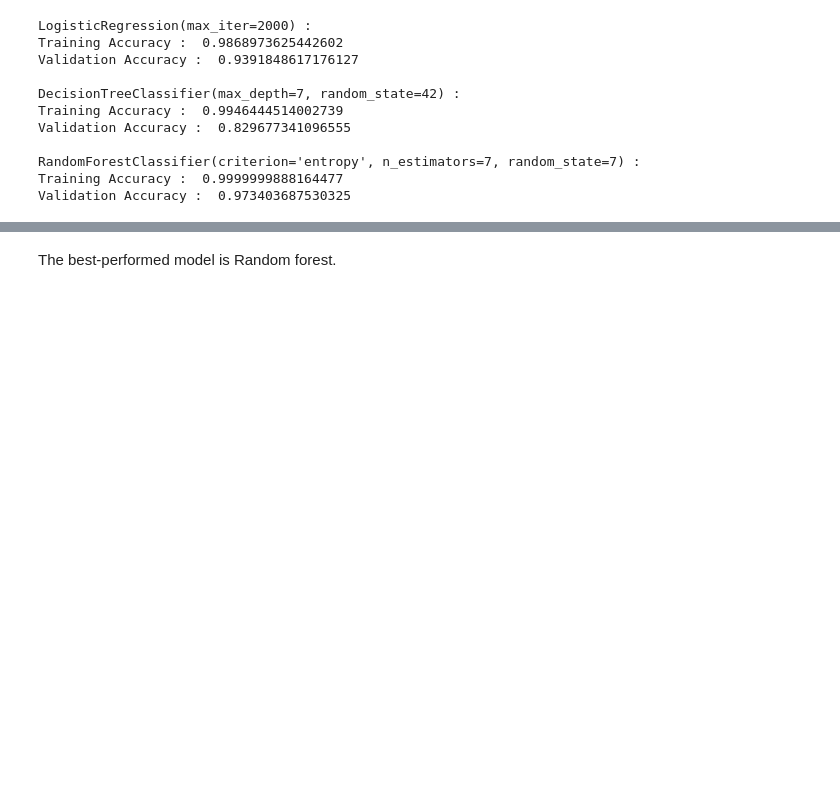
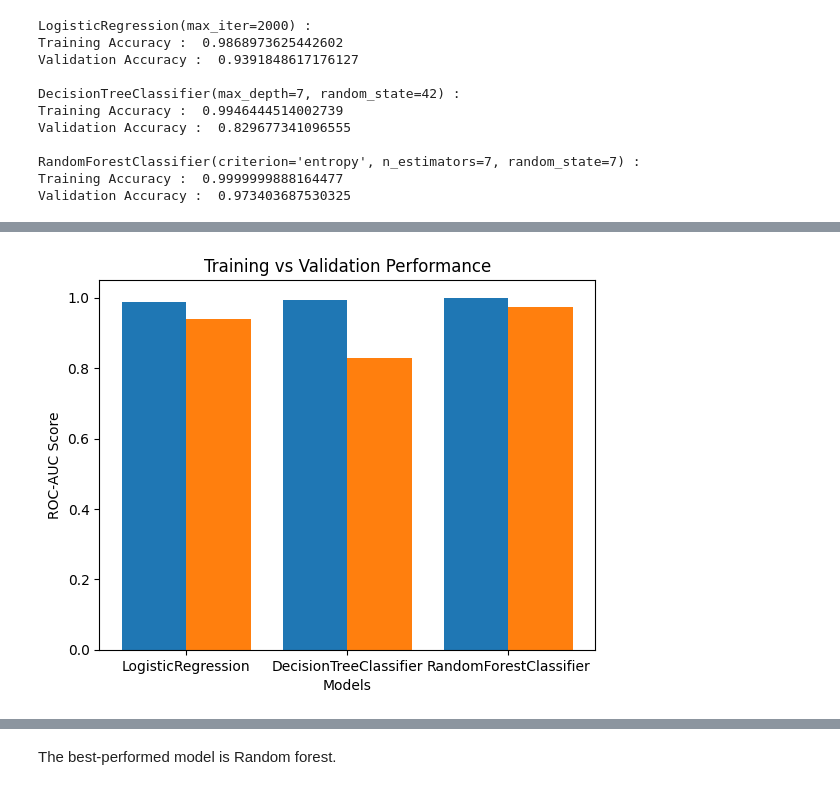
Before and after one commit to shraddhaGit-1813/DS_proj, a Jupyter notebook: FraudDetection.ipynb, the cells around one changed output, grey strips where cells are left out. Saved outputs shown, nothing was run; the diff lists cells and outputs as text; code cells hidden in the pictures; blank space fills up the shorter version.

```diff
--- a/FraudDetection.ipynb
+++ b/FraudDetection.ipynb
@@ -278,0 +322,18 @@ Validation Accuracy :  0.973403687530325
+# %%
+import matplotlib.pyplot as plt
+import numpy as np
+
+x = np.arange(len(model_names))
+
+plt.figure()
+plt.bar(x - 0.2, train_scores, width=0.4)
+plt.bar(x + 0.2, val_scores, width=0.4)
+
+plt.xticks(x, model_names)
+plt.xlabel("Models")
+plt.ylabel("ROC-AUC Score")
+plt.title("Training vs Validation Performance")
+
+plt.show()
+# %% [output]
+[figure, added]
```
Also changed, not shown: parts of 10 cells of this notebook.
